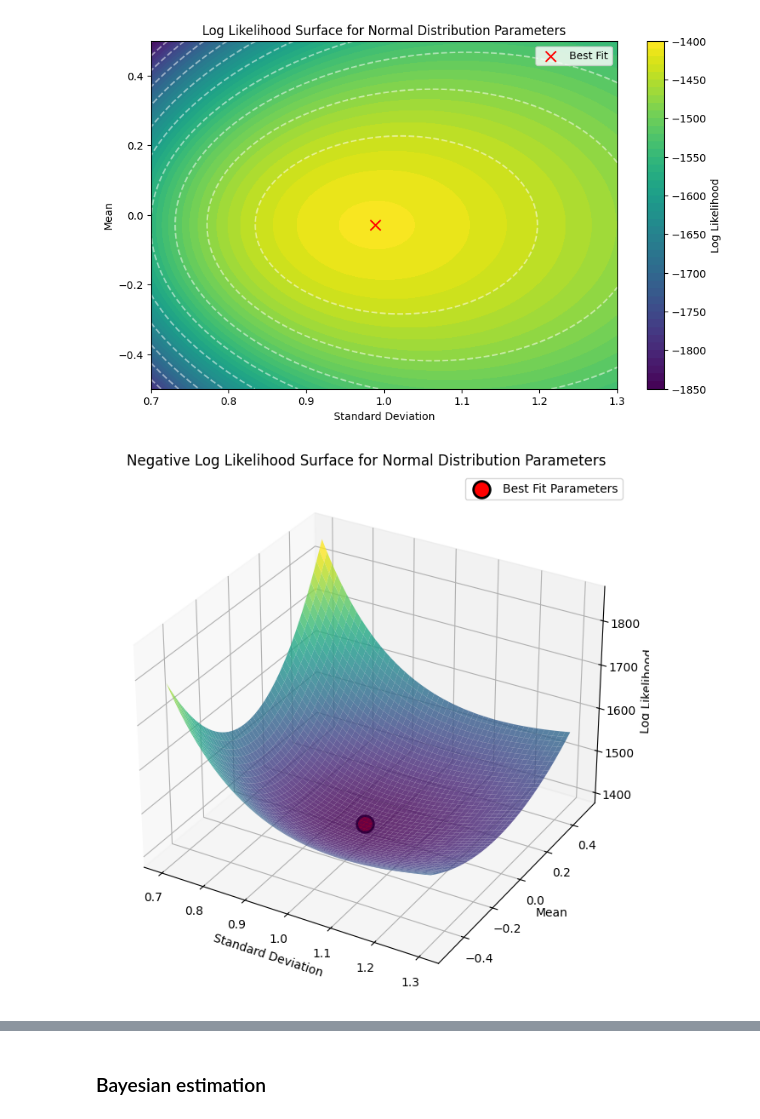
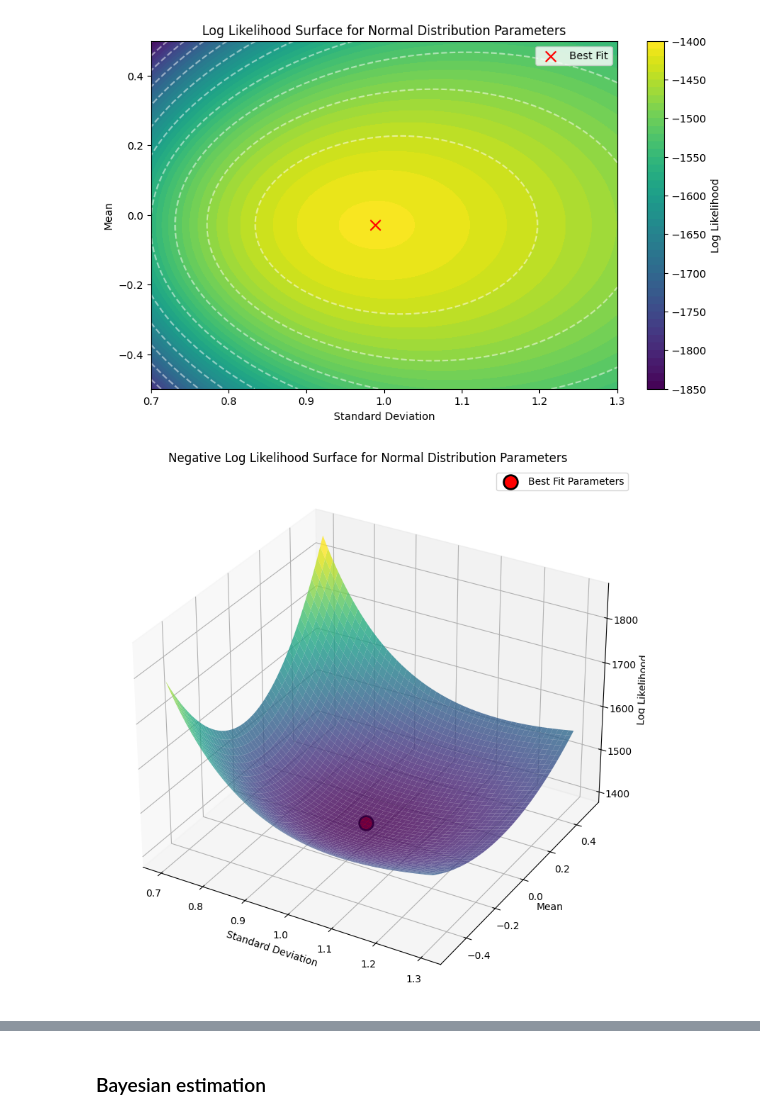
Before and after one commit to BetterCodeBetterScience/bettercode, a Jupyter notebook: notebooks/ch-09/simulation_examples.ipynb, the cells around one changed output, grey strips where cells are left out. Drawn from its saved outputs; the diff is of its cells as text; code cells hidden in the pictures.

```diff
--- a/notebooks/ch-09/simulation_examples.ipynb
+++ b/notebooks/ch-09/simulation_examples.ipynb
@@ -16,4 +16,7 @@ import numpy as np
 import seaborn as sns
 from pathlib import Path
 
-IMAGE_DIR = Path('../../book/book/images')
+from bettercode.utils import save_fig
+
+IMAGE_DIR = Path('../../latex/figures')
+CHAPTER = 9
@@ -356,24 +357,24 @@ plt.show()
 # %%
 # generate a surface plot of the log likelihoods
 from mpl_toolkits.mplot3d import Axes3D
 fig = plt.figure(figsize=(12, 8))
 ax = fig.add_subplot(111, projection='3d')
 X, Y = np.meshgrid(sd_grid, mean_grid)
 ax.plot_surface(X, Y, -1*log_likelihoods_vis, cmap='viridis', edgecolor='none', alpha=0.8)
 ax.set_xlabel('Standard Deviation')
 ax.set_ylabel('Mean')
 ax.set_zlabel('Log Likelihood')
 ax.set_title('Negative Log Likelihood Surface for Normal Distribution Parameters')
 # add contour lines on the bottom plane
 ax.contour(X, Y, -1* log_likelihoods_vis, zdir='z', offset=np.min(log_likelihoods_vis), levels=10, colors='blue', alpha=0.5)
 # add a point on the bottom plane showing best fit parameter values
 ax.scatter(best_sd_vis, best_mean_vis, np.min(-1*log_likelihoods_vis), color='red', s=200, marker='o', edgecolors='black', linewidths=2, label='Best Fit Parameters', zorder=10)
 ax.legend()
-
-plt.savefig(IMAGE_DIR / 'normal_log_likelihood_surface_3d.png', dpi=150, bbox_inches='tight')
+plt.tight_layout()
+save_fig(fig, 'gridsearch', CHAPTER, basedir=IMAGE_DIR)
 plt.show()
 # %% [output]
-[figure, old version]
+[figure, new version]
 # %%
 # use optimization to find best fit parameters
 
```
Also changed, not shown: parts of 15 cells of this notebook, 8 other files.
